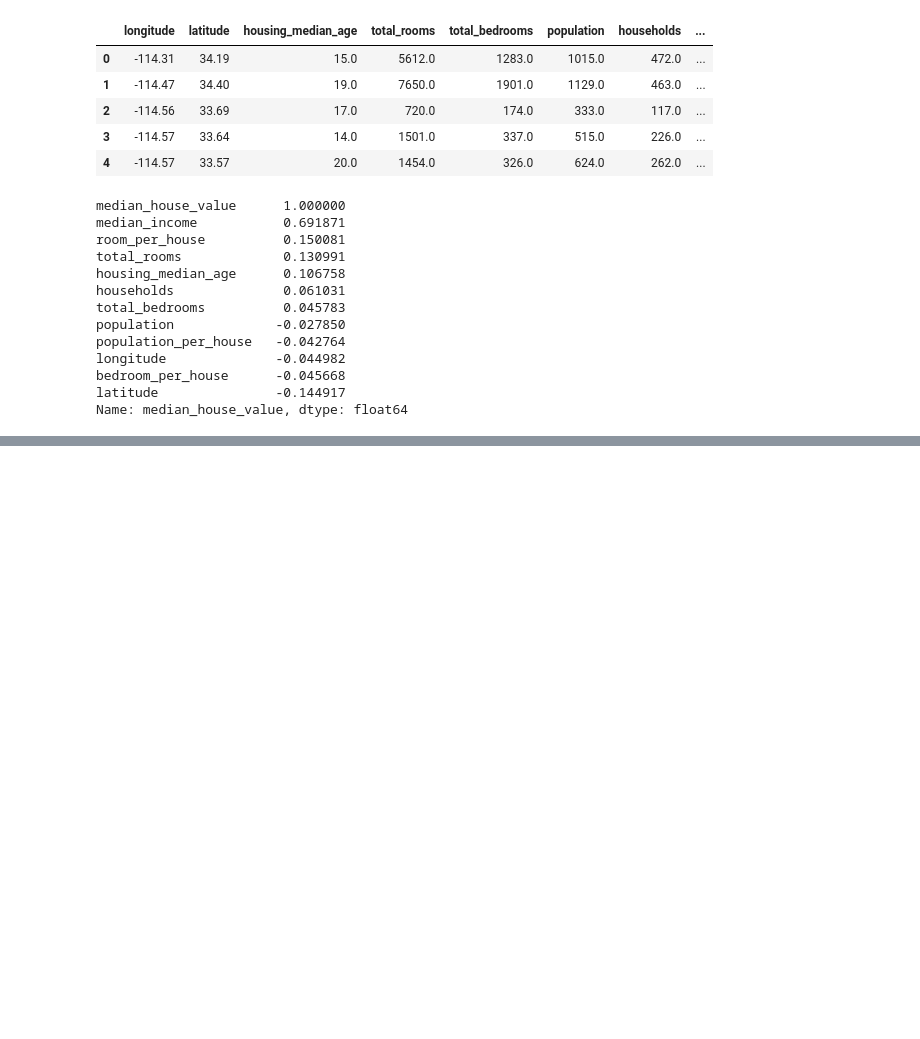
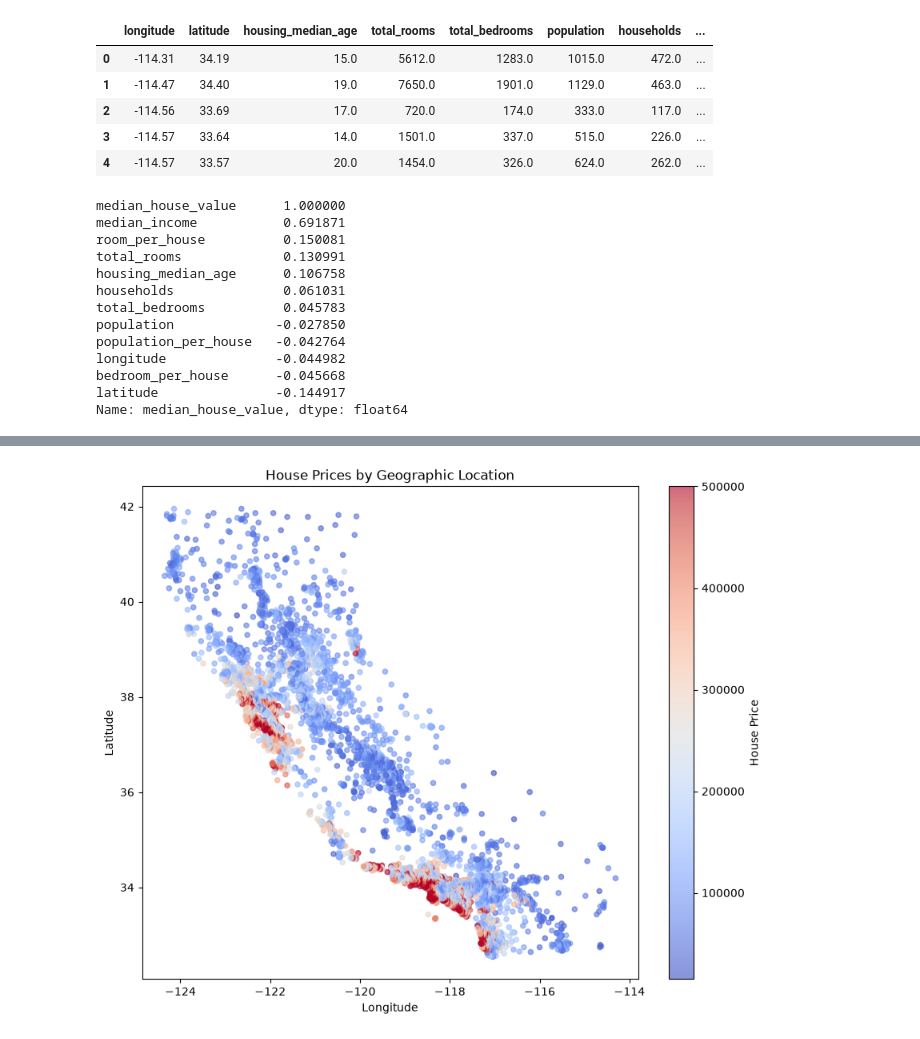
Before and after one commit to aqilfiras/California-Housing-Prices-Prediction, a Jupyter notebook: house_pricing_predictions.ipynb, the cells around one changed output, grey strips where cells are left out. Drawn from its saved outputs; the diff is of its cells as text; code cells hidden in the pictures; blank space fills up the shorter version.

Commit message:
added the housing price distribution by geographic location

```diff
--- a/house_pricing_predictions.ipynb
+++ b/house_pricing_predictions.ipynb
@@ -114,0 +122,19 @@ Name: median_house_value, dtype: float64
+# %%
+plt.figure(figsize=(10, 8))
+scatter = plt.scatter(
+    df["longitude"],
+    df["latitude"],
+    c=df["median_house_value"],
+    cmap="coolwarm",
+    alpha=0.6,
+    s=20,
+)
+
+# Add a color bar and labels
+plt.colorbar(scatter, label="House Price")
+plt.xlabel("Longitude")
+plt.ylabel("Latitude")
+plt.title("House Prices by Geographic Location")
+plt.show()
+# %% [output]
+[figure, added]
```
Also changed, not shown: parts of 2 cells of this notebook.
